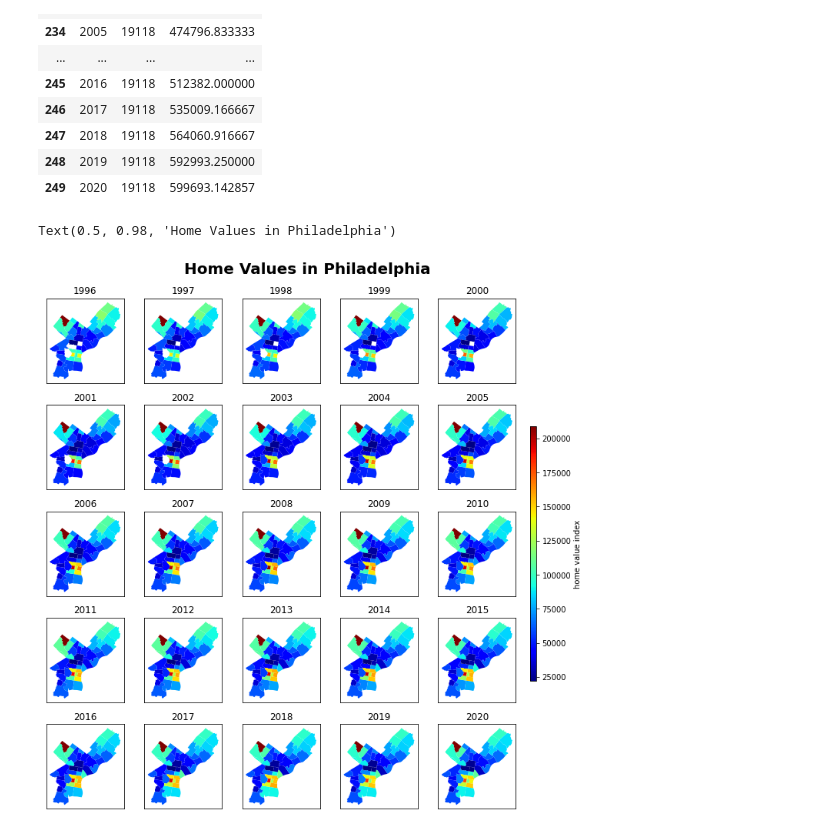
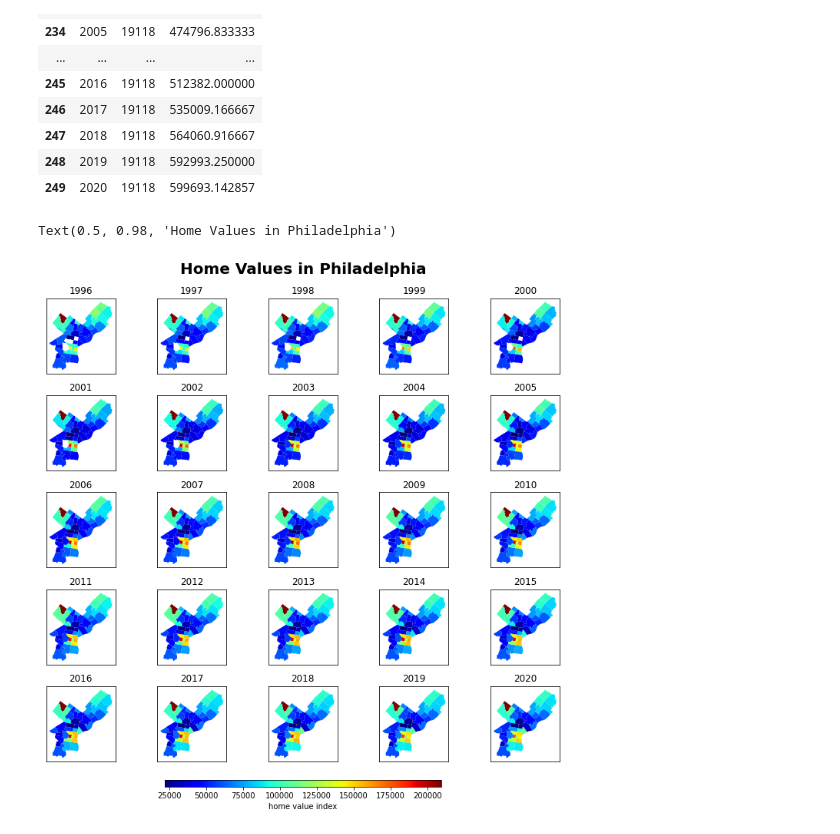
Before and after one commit to asrenninger/wrangling, a Jupyter notebook: python/hw1.ipynb, the cells around one changed output. Cells and saved outputs as stored; diff of their text form; code cells hidden in the pictures.

Commit message:
Plotting practice

```diff
--- a/python/hw1.ipynb
+++ b/python/hw1.ipynb
@@ -126,28 +129,28 @@ shape = gpd.GeoDataFrame(shape)
 # %%
 fig, axs = plt.subplots(5,5, figsize=(10,10),
                         facecolor='w',
                         constrained_layout=True,
                         sharex=True, sharey=True,
                         subplot_kw=dict(aspect='equal'))
 
 axs = axs.ravel()
 
 years = shape.year.unique()
 
 for i in np.arange(0, 25):
 
   year = years[i]
 
   axs[i].set_title(year)
   axs[i].set_xticks([])
   axs[i].set_yticks([])
 
-  shape[shape['year']==year].plot('price', ax=axs[i], cmap = 'jet')
+  shape[shape['year']==year].plot('price', ax=axs[i], cmap='jet')
 
 patch_col = axs[0].collections[0]
-cb = fig.colorbar(patch_col, ax=axs, shrink=0.5, label='home value index')
+cb = fig.colorbar(patch_col, ax=axs, shrink=0.5, label='home value index', orientation="horizontal")
 
 fig.suptitle('Home Values in Philadelphia', size=20, weight='bold')
 # %% [output]
 Text(0.5, 0.98, 'Home Values in Philadelphia')
-[figure, old version]
+[figure, new version]
```
Also changed, not shown: parts of 9 cells of this notebook.
